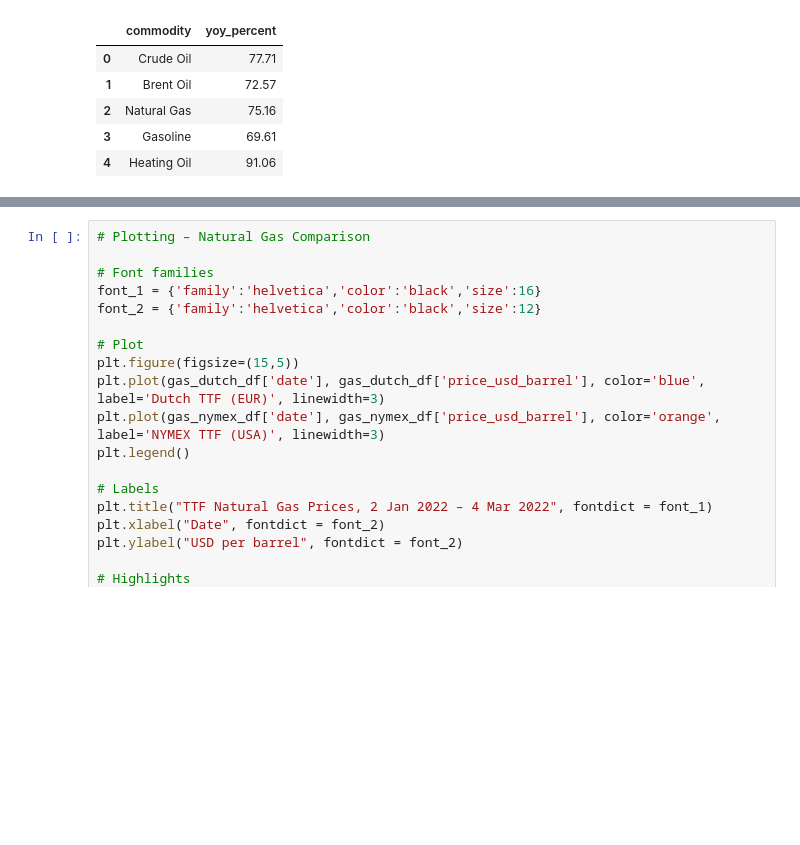
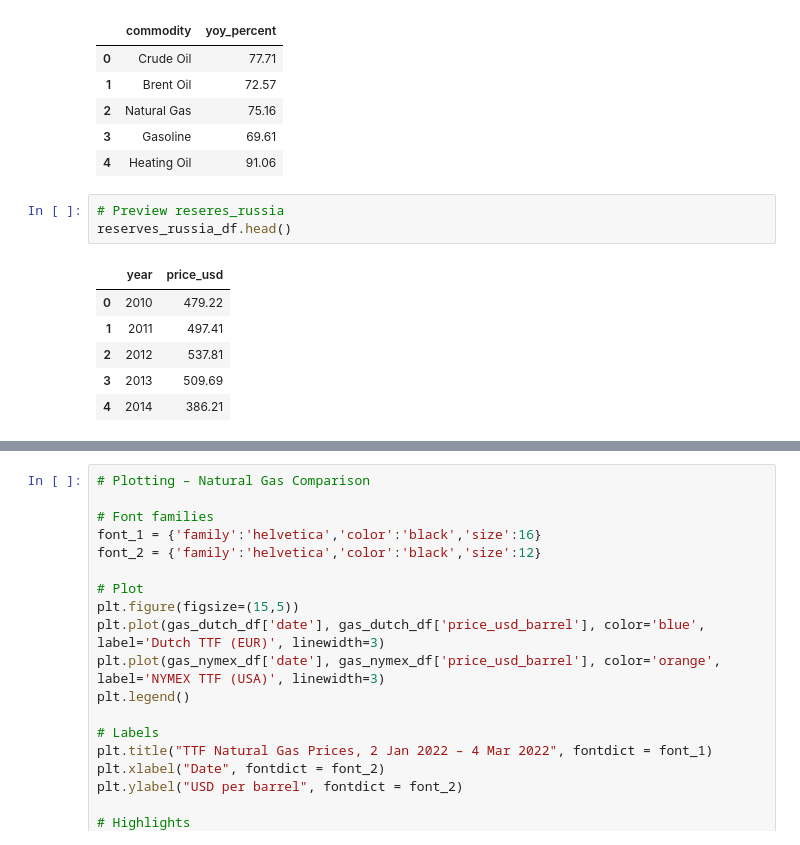
Before and after one commit to mnperic/russia-ukraine-indicators, a Jupyter notebook: russia_charts.ipynb, the cells around one changed output, grey strips where cells are left out. Drawn from its saved outputs; the diff is of its cells as text; blank space fills up the shorter version.

```diff
--- a/russia_charts.ipynb
+++ b/russia_charts.ipynb
@@ -111,3 +123,13 @@ commodity_prices_df.head()
 | 2 | Natural Gas | 75.16 |
 | 3 | Gasoline | 69.61 |
 | 4 | Heating Oil | 91.06 |
+# %%
+# Preview reseres_russia
+reserves_russia_df.head()
+# %% [output]
+|  | year | price_usd |
+| 0 | 2010 | 479.22 |
+| 1 | 2011 | 497.41 |
+| 2 | 2012 | 537.81 |
+| 3 | 2013 | 509.69 |
+| 4 | 2014 | 386.21 |
```
Also changed, not shown: parts of 10 cells of this notebook, 6 other files.
